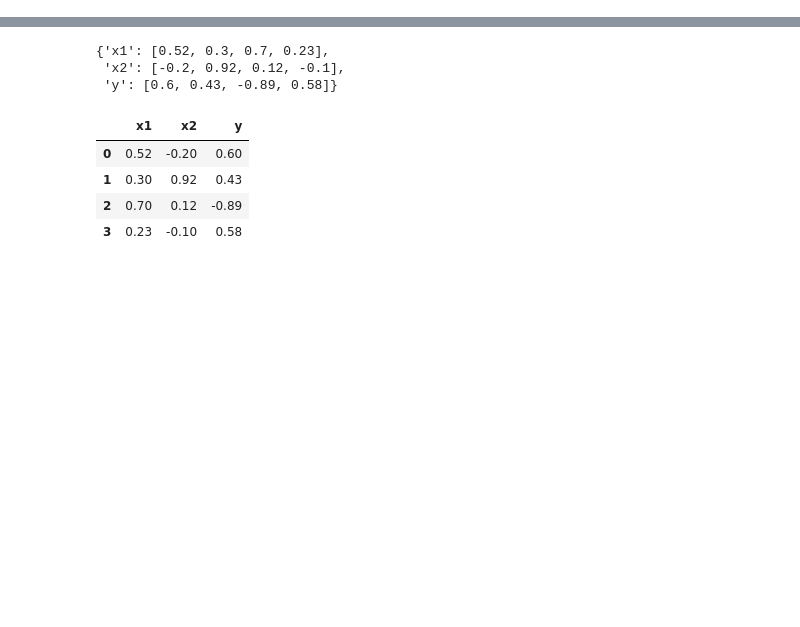
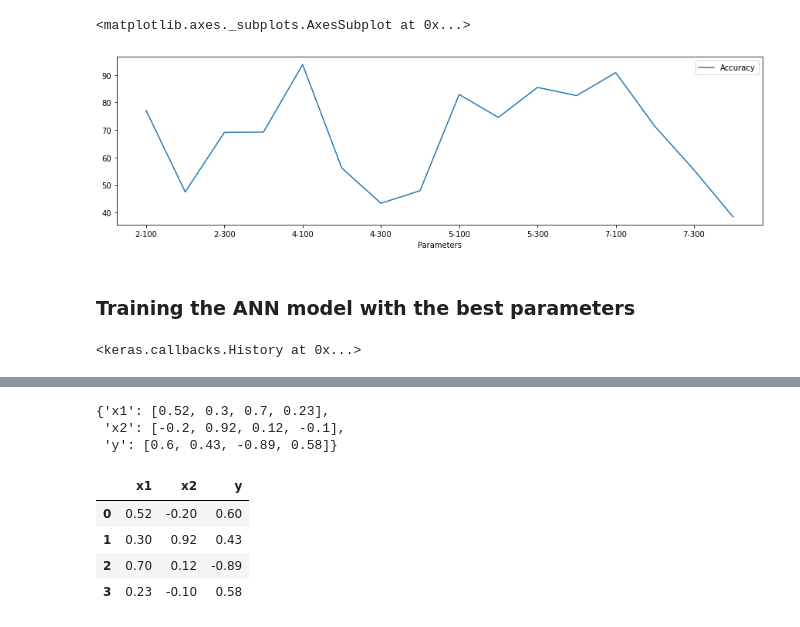
Before and after one commit to CyprianKyalo/Machine-Learning, a Jupyter notebook: Group_2_ANN.ipynb, the cells around one changed output, grey strips where cells are left out. Drawn from its saved outputs; the diff is of its cells as text; code cells hidden in the pictures; blank space fills up the shorter version.

```diff
--- a/Group_2_ANN.ipynb
+++ b/Group_2_ANN.ipynb
@@ -6,0 +311,9 @@ import math
+# %%
+# The output neuron is a single fully connected node since we will be predicting a single number
+model.add(Dense(1, kernel_initializer='normal'))
+# %%
+# Compiling the model
+model.compile(loss='mean_squared_error', optimizer='adam')
+# %%
+# Fitting the ann to the training set
+model.fit(X_train, y_train, batch_size=20, epochs=100, verbose=1)
@@ -6,0 +380,3 @@ import math
+# %%
+# Calling the function
+ResultsData=FunctionFindBestParams(X_train, y_train, X_test, y_test)
@@ -6,0 +400,13 @@ import math
+# %%
+# Visualizing the results of parameter trials for ANN
+%matplotlib inline
+ResultsData.plot(x='Parameters', y='Accuracy', figsize=(15,4), kind='line')
+# %% [output]
+<matplotlib.axes._subplots.AxesSubplot at 0x...>
+[figure, added]
+# %% [markdown]
+### Training the ANN model with the best parameters
+# %%
+model.fit(X_train, y_train, batch_size=4, epochs=100, verbose=0)
+# %% [output]
+<keras.callbacks.History at 0x...>
```
Also changed, not shown: parts of 57 cells of this notebook.
